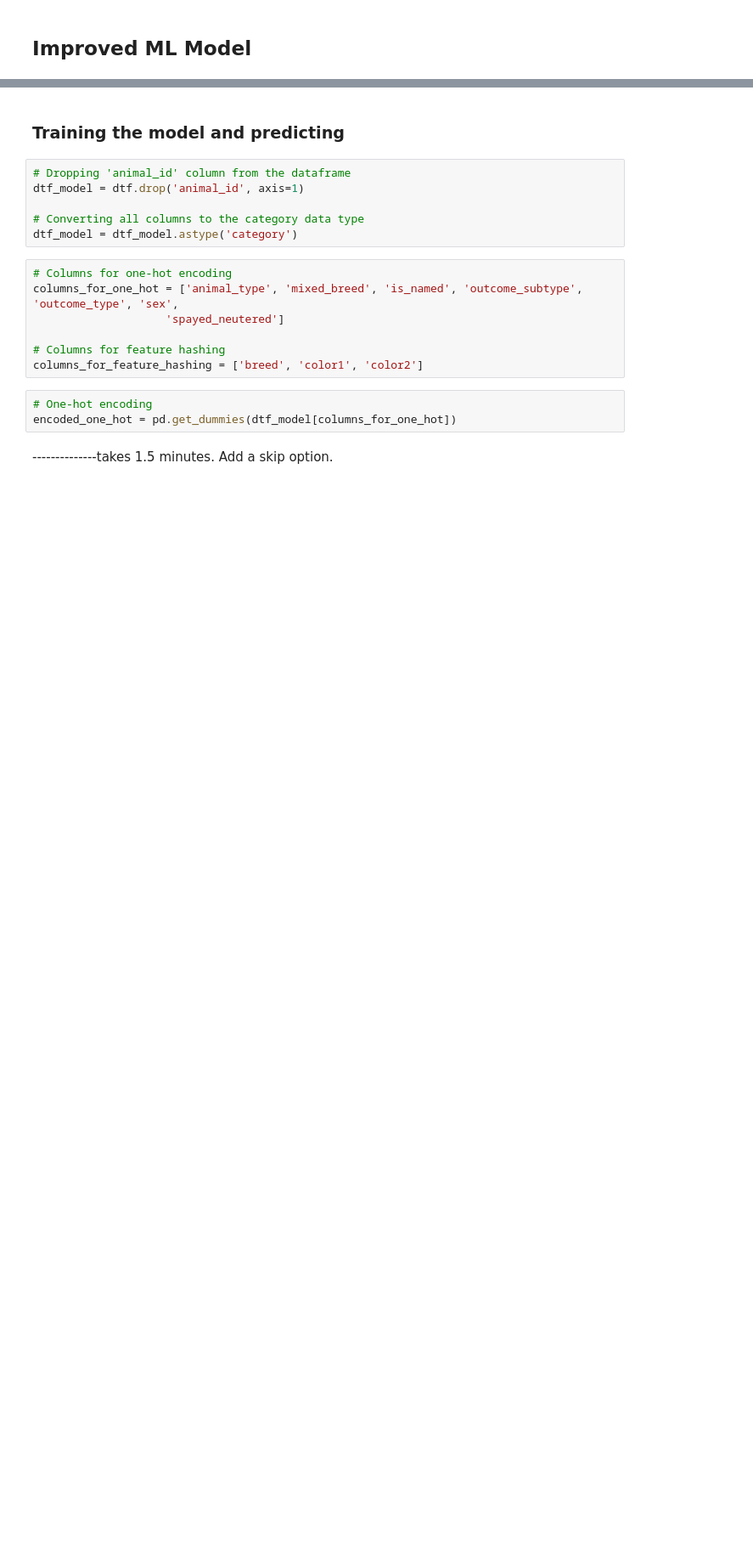
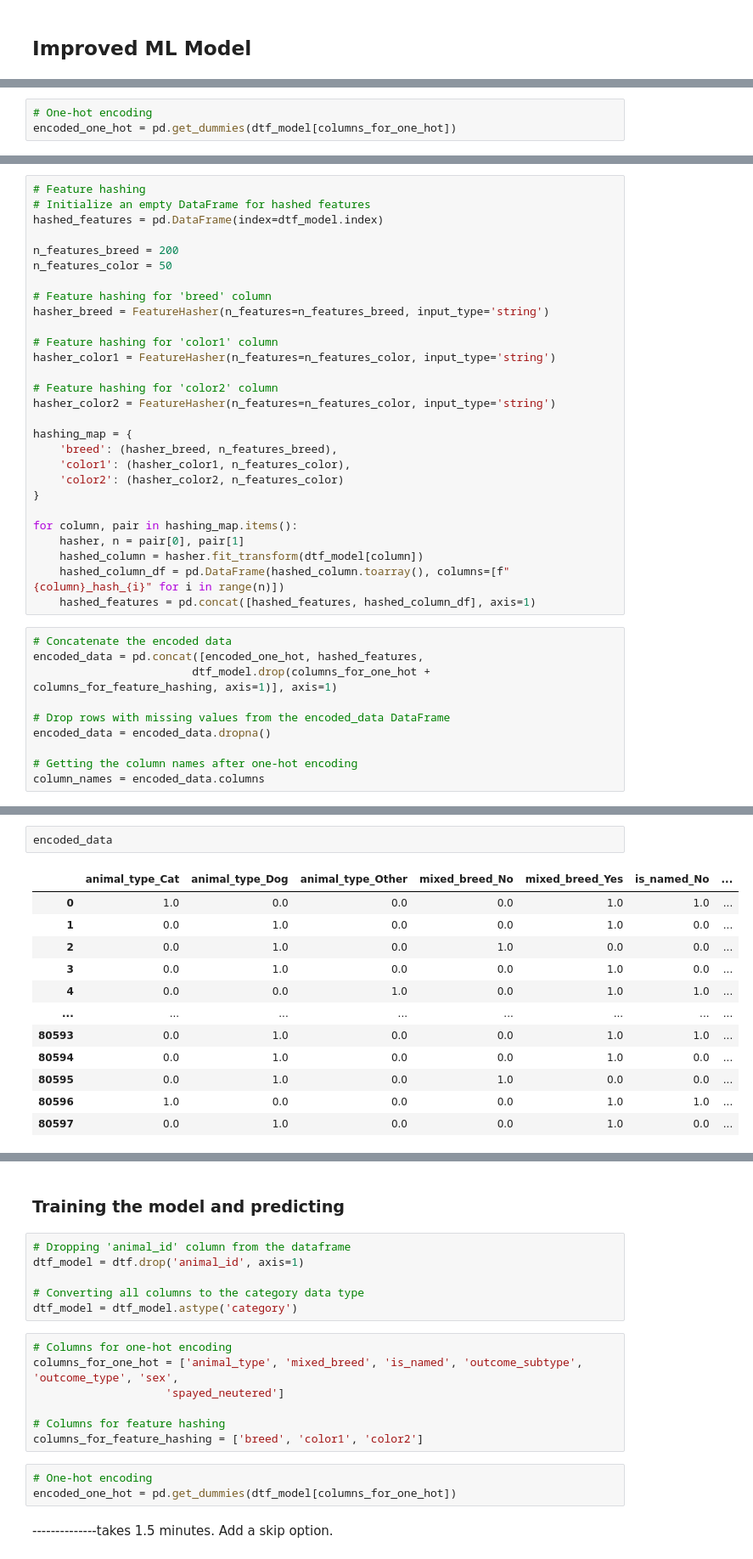
Before and after one commit to Darmendel/TDS-project, a Jupyter notebook: Final Pipeline.ipynb, the cells around one changed output, grey strips where cells are left out. Shown at 85% size. Cells and saved outputs as stored; diff of their text form; blank space fills up the shorter version.

```diff
--- a/Final Pipeline.ipynb
+++ b/Final Pipeline.ipynb
@@ -851,0 +947,3 @@ plt.show()
+# %%
+# One-hot encoding
+encoded_one_hot = pd.get_dummies(dtf_model[columns_for_one_hot])
@@ -851,0 +952,38 @@ plt.show()
+# %%
+# Feature hashing
+# Initialize an empty DataFrame for hashed features
+hashed_features = pd.DataFrame(index=dtf_model.index)
+
+n_features_breed = 200
+n_features_color = 50
+
+# Feature hashing for 'breed' column
+hasher_breed = FeatureHasher(n_features=n_features_breed, input_type='string')
+
+# Feature hashing for 'color1' column
+hasher_color1 = FeatureHasher(n_features=n_features_color, input_type='string')
+
+# Feature hashing for 'color2' column
+hasher_color2 = FeatureHasher(n_features=n_features_color, input_type='string')
+
+hashing_map = {
+    'breed': (hasher_breed, n_features_breed),
+    'color1': (hasher_color1, n_features_color),
+    'color2': (hasher_color2, n_features_color)
+}
+
+for column, pair in hashing_map.items():
+    hasher, n = pair[0], pair[1]
+    hashed_column = hasher.fit_transform(dtf_model[column])
+    hashed_column_df = pd.DataFrame(hashed_column.toarray(), columns=[f"{column}_hash_{i}" for i in range(n)])
+    hashed_features = pd.concat([hashed_features, hashed_column_df], axis=1)
+# %%
+# Concatenate the encoded data
+encoded_data = pd.concat([encoded_one_hot, hashed_features,
+                        dtf_model.drop(columns_for_one_hot + columns_for_feature_hashing, axis=1)], axis=1)
+
+# Drop rows with missing values from the encoded_data DataFrame
+encoded_data = encoded_data.dropna()
+
+# Getting the column names after one-hot encoding
+column_names = encoded_data.columns
@@ -851,0 +999,15 @@ plt.show()
+# %%
+encoded_data
+# %% [output]
+|  | animal_type_Cat | animal_type_Dog | animal_type_Other | mixed_breed_No | mixed_breed_Yes | is_named_No | ... |
+| 0 | 1.0 | 0.0 | 0.0 | 0.0 | 1.0 | 1.0 | ... |
+| 1 | 0.0 | 1.0 | 0.0 | 0.0 | 1.0 | 0.0 | ... |
+| 2 | 0.0 | 1.0 | 0.0 | 1.0 | 0.0 | 0.0 | ... |
+| 3 | 0.0 | 1.0 | 0.0 | 0.0 | 1.0 | 0.0 | ... |
+| 4 | 0.0 | 0.0 | 1.0 | 0.0 | 1.0 | 1.0 | ... |
+| ... | ... | ... | ... | ... | ... | ... | ... |
+| 80593 | 0.0 | 1.0 | 0.0 | 0.0 | 1.0 | 1.0 | ... |
+| 80594 | 0.0 | 1.0 | 0.0 | 0.0 | 1.0 | 0.0 | ... |
+| 80595 | 0.0 | 1.0 | 0.0 | 1.0 | 0.0 | 0.0 | ... |
+| 80596 | 1.0 | 0.0 | 0.0 | 0.0 | 1.0 | 1.0 | ... |
+| 80597 | 0.0 | 1.0 | 0.0 | 0.0 | 1.0 | 0.0 | ... |
```
Also changed, not shown: parts of 137 cells of this notebook, 1 other file.
